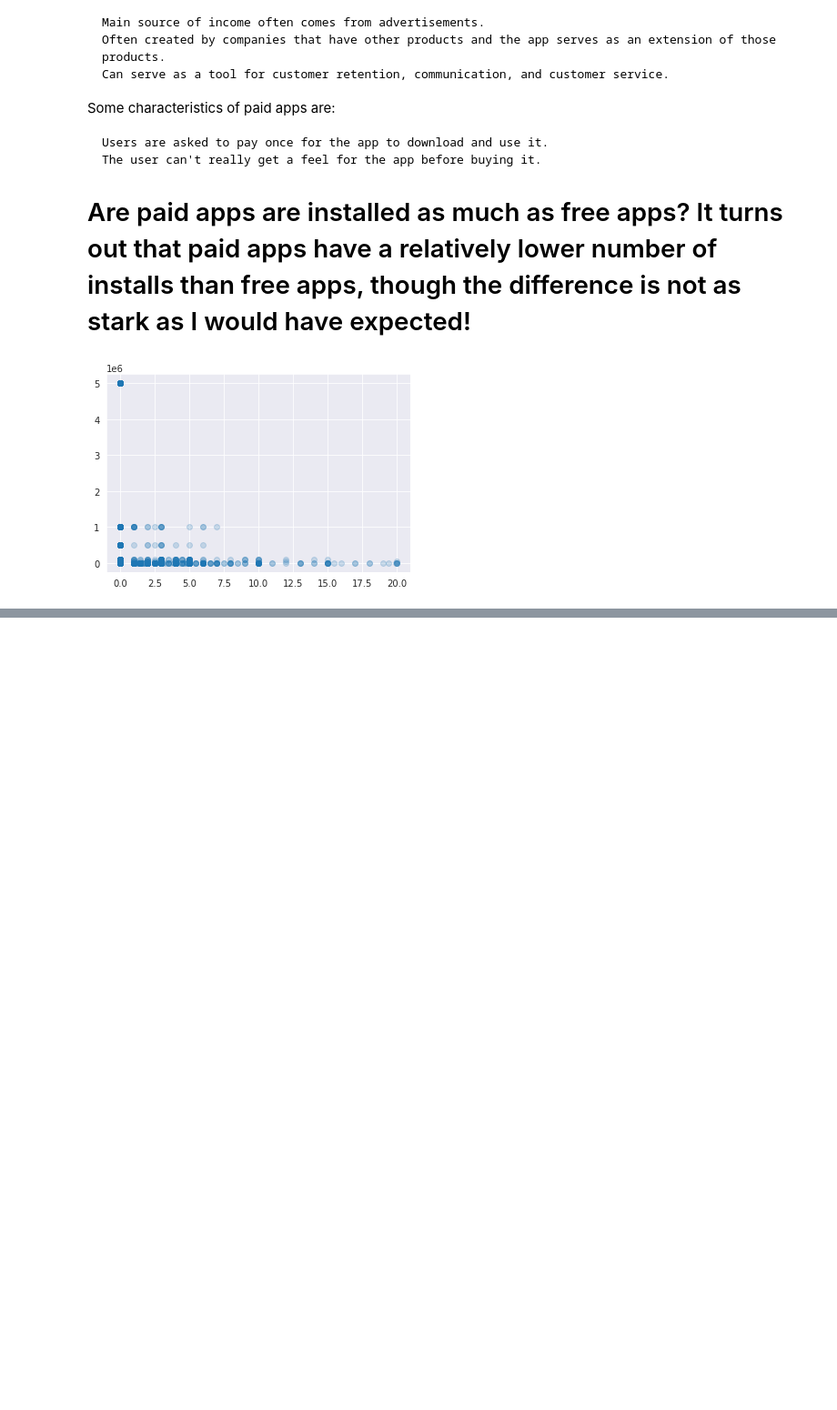
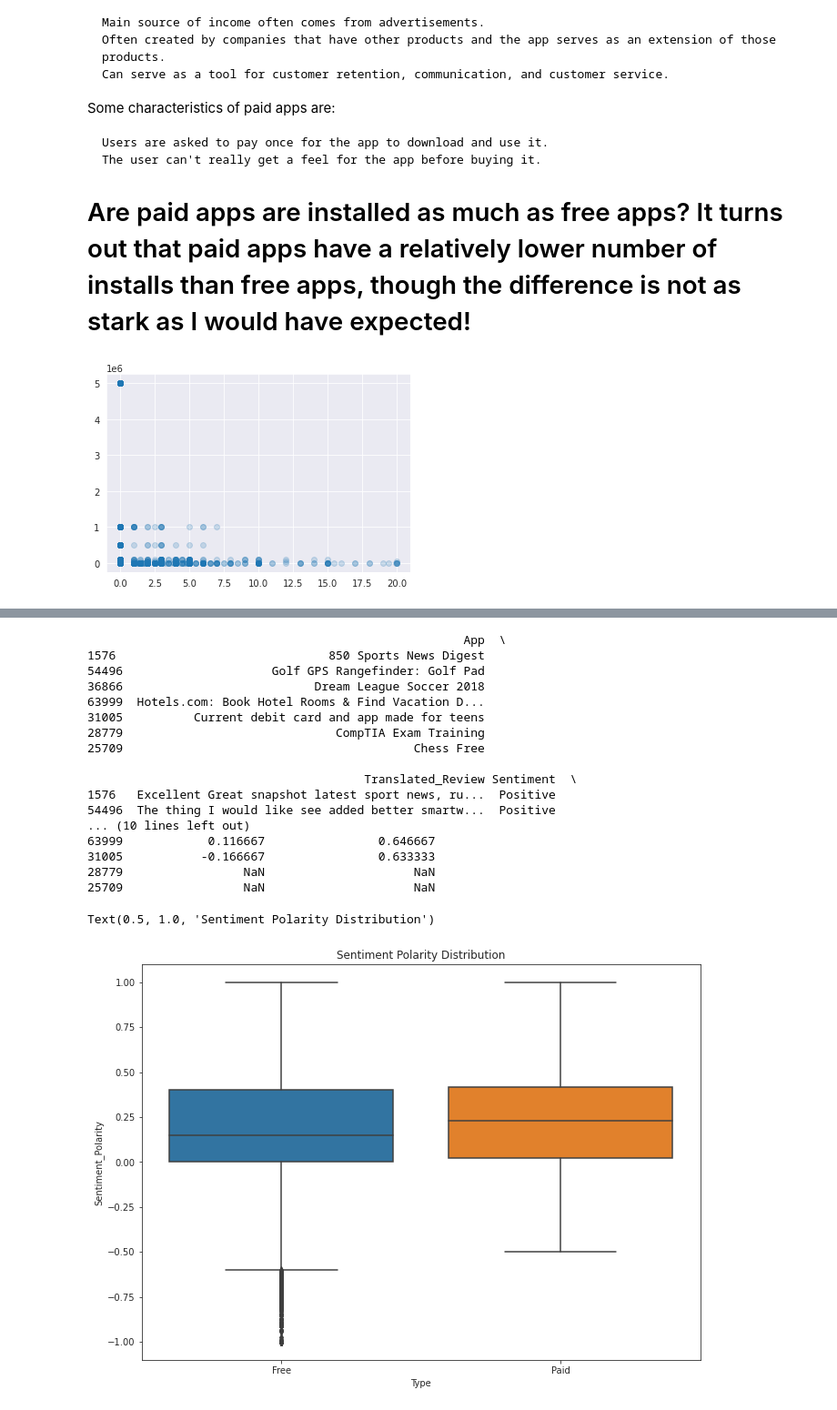
Before and after one commit to johnhhu2020/DataCamp-Data-Scientist-with-Python-Track, a Jupyter notebook: The Android App Market on Google Play.ipynb, the cells around one changed output, grey strips where cells are left out. Shown at 91% size. Cells and saved outputs as stored; diff of their text form; code cells hidden in the pictures; blank space fills up the shorter version.

```diff
--- a/The Android App Market on Google Play.ipynb
+++ b/The Android App Market on Google Play.ipynb
@@ -822,0 +862,42 @@ In this notebook, we analyzed over ten thousand apps from the Google Play Store.
+# %%
+# Load user_reviews.csv
+reviews_df = pd.read_csv('user_reviews.csv')
+print(reviews_df.sample(7))
+
+
+# Join and merge the two dataframe
+merged_df = pd.merge(apps, reviews_df, on = 'App', how = "inner")
+
+
+# Drop NA values from Sentiment and Translated_Review columns
+merged_df = merged_df.dropna(subset=['Sentiment', 'Translated_Review'])
+
+
+sns.set_style('ticks')
+fig, ax = plt.subplots()
+fig.set_size_inches(11, 8)
+
+
+# User review sentiment polarity for paid vs. free apps
+ax = sns.boxplot(x = 'Type', y = 'Sentiment_Polarity', data = merged_df)
+ax.set_title('Sentiment Polarity Distribution')
+# %% [output]
+                                                     App  \
+1576                              850 Sports News Digest
+54496                     Golf GPS Rangefinder: Golf Pad
+36866                           Dream League Soccer 2018
+63999  Hotels.com: Book Hotel Rooms & Find Vacation D...
+31005          Current debit card and app made for teens
+28779                              CompTIA Exam Training
+25709                                         Chess Free
+
+                                       Translated_Review Sentiment  \
+1576   Excellent Great snapshot latest sport news, ru...  Positive
+54496  The thing I would like see added better smartw...  Positive
+... (10 lines left out)
+63999            0.116667                0.646667
+31005           -0.166667                0.633333
+28779                 NaN                     NaN
+25709                 NaN                     NaN
+Text(0.5, 1.0, 'Sentiment Polarity Distribution')
+[figure, added]
```
Also changed, not shown: parts of 3 cells of this notebook.
